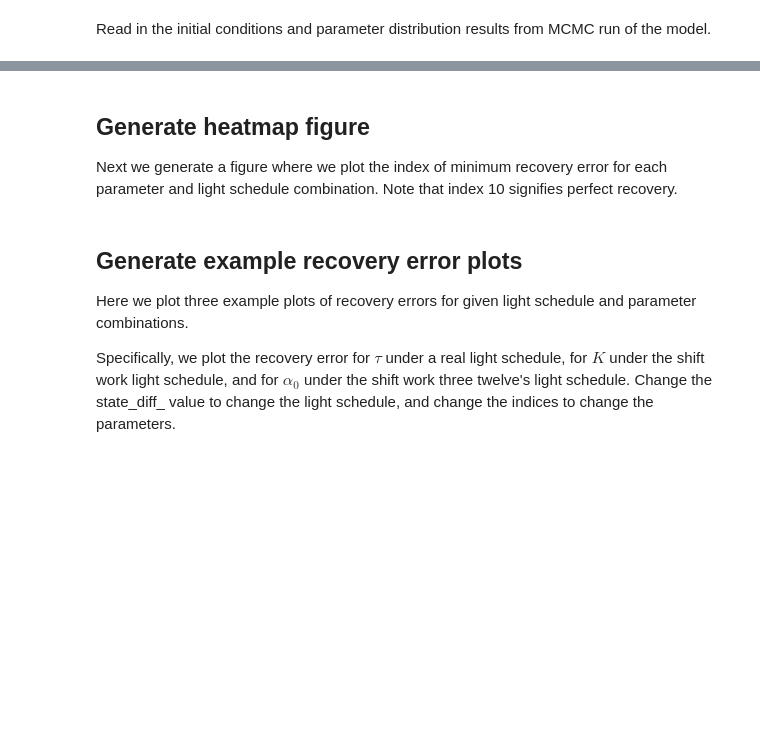
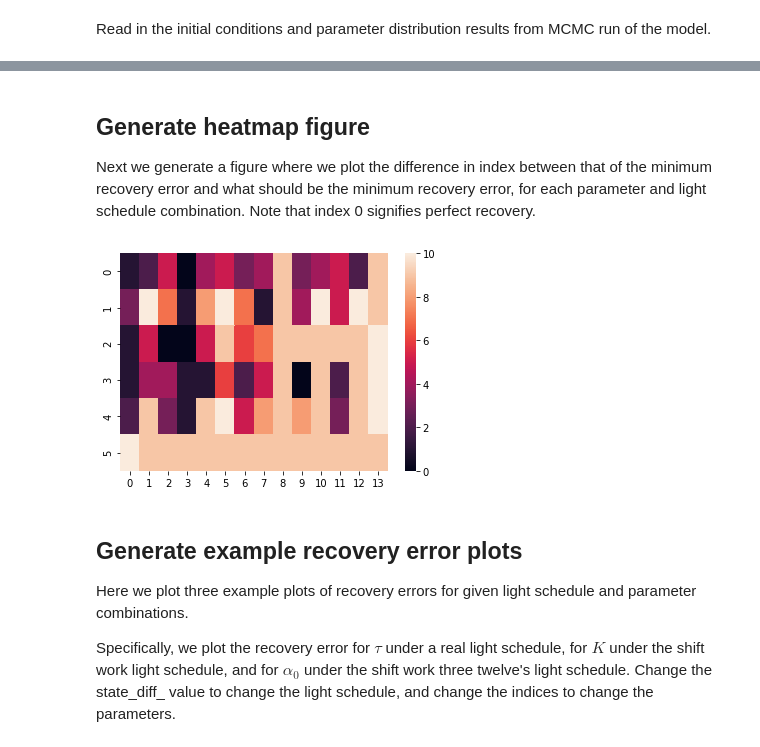
Before and after one commit to mayercl/sensitivity-analysis-, a Jupyter notebook: clean_figure5.ipynb, the cells around one changed output, grey strips where cells are left out. Drawn from its saved outputs; the diff is of its cells as text; code cells hidden in the pictures; blank space fills up the shorter version.

Commit message:
Update files with new MCMC run

```diff
--- a/clean_figure5.ipynb
+++ b/clean_figure5.ipynb
@@ -24,6 +24,7 @@ sens=HessianCircadian()
 recov = ParameterRecovery()
 params = sens.get_parameters_array()
 
+figure_save = 'off'
 
 # define the light schedules
 ndays = 7
@@ -51,7 +52,7 @@ Read in the initial conditions and parameter distribution results from MCMC run
 import pandas as pd
 
 # read in the data
-mcmc_runs = pd.read_csv('mcmc_new_run_2022.csv', header = None, delimiter = '\t').to_numpy()
-# list: tau, K, A1, A2, BetaL1, BetaL2, sigma, p, I0, alpha0, Beta1, ent_angle, cost, dd_period
-mcmc_param_list = ["tau", "K", "A1", "A2", "BetaL1", "BetaL2", "sigma", "p", "I0", "alpha0", "Beta1", "ent_angle", "cost", "dd_period"]
+mcmc_runs = pd.read_csv('mcmc_new_run.tsv', header = None, delimiter = '\t').to_numpy()
+# list: tau, K, gamma, A1, A2, BetaL1, BetaL2, sigma, p, I0, alpha0, Beta1, ent_angle, cost, dd_period
+mcmc_param_list = ["tau", "K", "gamma","A1", "A2", "BetaL1", "BetaL2", "sigma", "p_fixed", "I0_fixed", "alpha_0_fixed", "Beta1", "ent_angle", "cost", "dd_period"]
 model_param_list = ["tau", "K", "gamma", "Beta1", "A1", "A2", "BetaL1", "BetaL2", "sigma", "G", "alpha_0", "delta", "p", "I0"]
@@ -60,7 +63,7 @@ Generate the model states with default parameters and noisy light.
 # %%
 # parameters to define noisy light
 mu = 0
-sigma = 1
+sigma = 100
 
 states_rl_noisy_light = recov.noisy_light(mu, sigma, lights_rl, ts)
 states_sw_noisy_light = recov.noisy_light(mu, sigma, lights_sw, ts)
@@ -121,22 +141,25 @@ for j in range(len(params)):
 # %% [markdown]
 ## Generate heatmap figure
-Next we generate a figure where we plot the index of minimum recovery error for each parameter and light schedule combination. Note that index 10 signifies perfect recovery.
+Next we generate a figure where we plot the difference in index between that of the minimum recovery error and what should be the minimum recovery error, for each parameter and light schedule combination. Note that index 0 signifies perfect recovery.
 # %%
 import seaborn as sns
 num_schedules = 6
 
 # generate the heatmap
 heatmap_v1 = np.zeros([num_schedules,len(params)])
 heatmap_v1[0,:] = np.nanargmin(state_diff_rl, axis = 0) # check the axis
 heatmap_v1[1,:] = np.nanargmin(state_diff_sw, axis = 0)
 heatmap_v1[2,:] = np.nanargmin(state_diff_sw312, axis = 0)
 heatmap_v1[3,:] = np.nanargmin(state_diff_sjl, axis = 0)
 heatmap_v1[4,:] = np.nanargmin(state_diff_ss, axis = 0)
 heatmap_v1[5,:] = np.nanargmin(state_diff_dark, axis = 0)
 heatmap_v1 = abs(heatmap_v1 - 9)
 
 sns.heatmap(heatmap_v1)
-#plt.savefig('figures_8_29/param_recov_hm1_v4.svg')
+if figure_save == 'on':
+    plt.savefig('figures_8_29/param_recov_hm1_v4.svg')
+# %% [output]
+[figure, added]
 # %% [markdown]
 ## Generate example recovery error plots
 Here we plot three example plots of recovery errors for given light schedule and parameter combinations.
```
Also changed, not shown: parts of 14 cells of this notebook, 2 other files.
